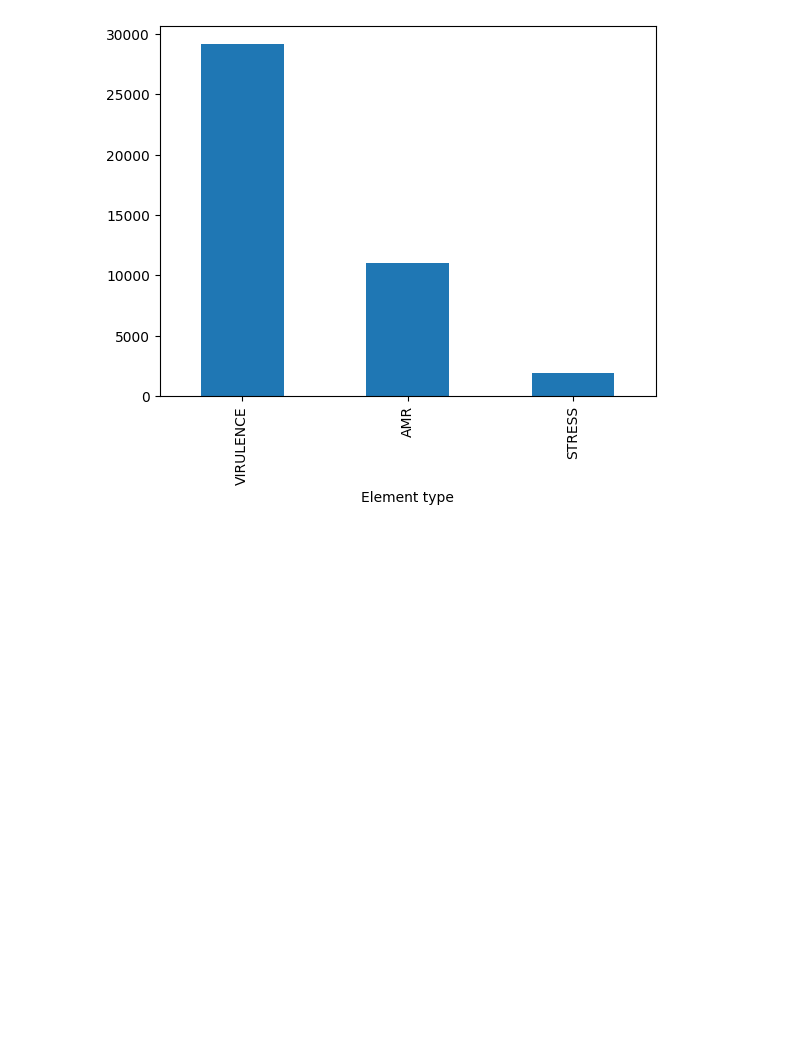
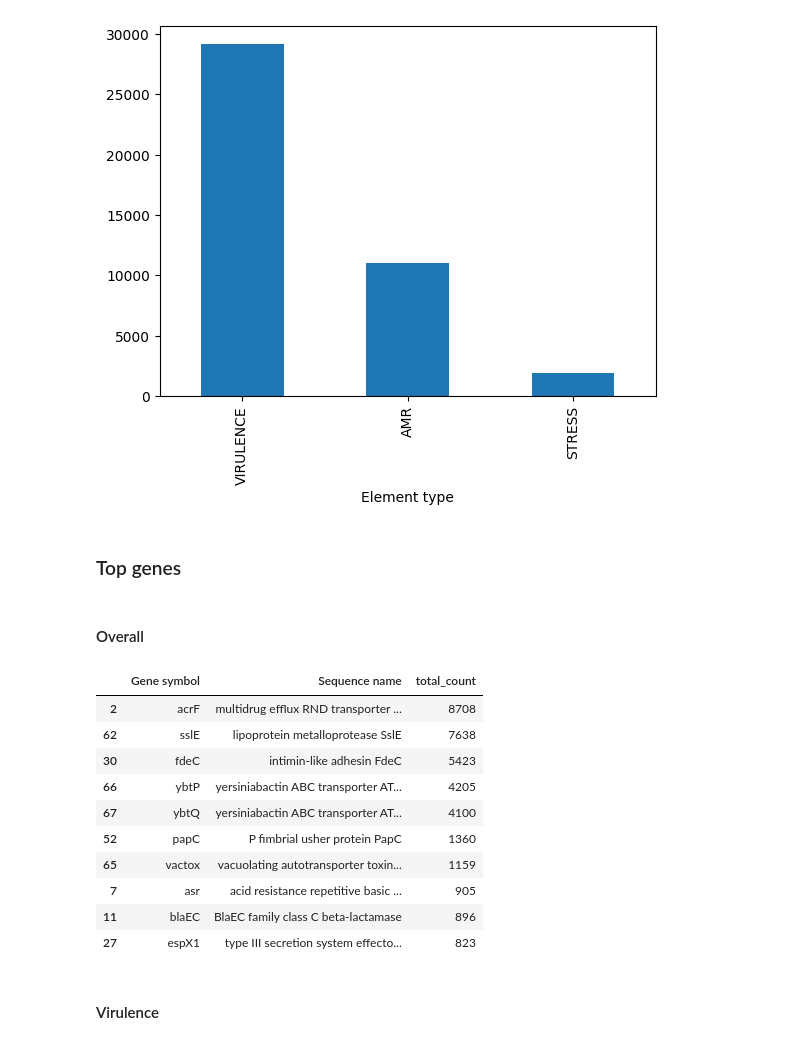
Before and after one commit to ryashpal/alfred-data-analysis, a Jupyter notebook: notebooks/genome_nlp_tokens/token_amrgene_overlaps_ecoli.ipynb, the cells around one changed output. Cells and saved outputs as stored; diff of their text form; code cells hidden in the pictures; blank space fills up the shorter version.

Commit message:
token annotation overlap analysis for high-scoring genes

```diff
--- a/notebooks/genome_nlp_tokens/token_amrgene_overlaps_ecoli.ipynb
+++ b/notebooks/genome_nlp_tokens/token_amrgene_overlaps_ecoli.ipynb
@@ -278,3 +278,23 @@ highscoreOverlappingDf['Element type'].value_counts().plot(kind = 'bar')
 # %% [output]
 <Axes: xlabel='Element type'>
 [figure]
+# %% [markdown]
+### Top genes
+# %% [markdown]
+#### Overall
+# %%
+highscoreOverlappingDf[['contig_id', 'Gene symbol', 'Sequence name']].groupby(by=['Gene symbol', 'Sequence name']).agg('count').reset_index().rename(columns={'contig_id': 'total_count'}).sort_values(by=['total_count'], ascending=False)[:10]
+# %% [output]
+|  | Gene symbol | Sequence name | total_count |
+| 2 | acrF | multidrug efflux RND transporter ... | 8708 |
+| 62 | sslE | lipoprotein metalloprotease SslE | 7638 |
+| 30 | fdeC | intimin-like adhesin FdeC | 5423 |
+| 66 | ybtP | yersiniabactin ABC transporter AT... | 4205 |
+| 67 | ybtQ | yersiniabactin ABC transporter AT... | 4100 |
+| 52 | papC | P fimbrial usher protein PapC | 1360 |
+| 65 | vactox | vacuolating autotransporter toxin... | 1159 |
+| 7 | asr | acid resistance repetitive basic ... | 905 |
+| 11 | blaEC | BlaEC family class C beta-lactamase | 896 |
+| 27 | espX1 | type III secretion system effecto... | 823 |
+# %% [markdown]
+#### Virulence
```
Also changed, not shown: parts of 5 cells of this notebook, 1 other file.
